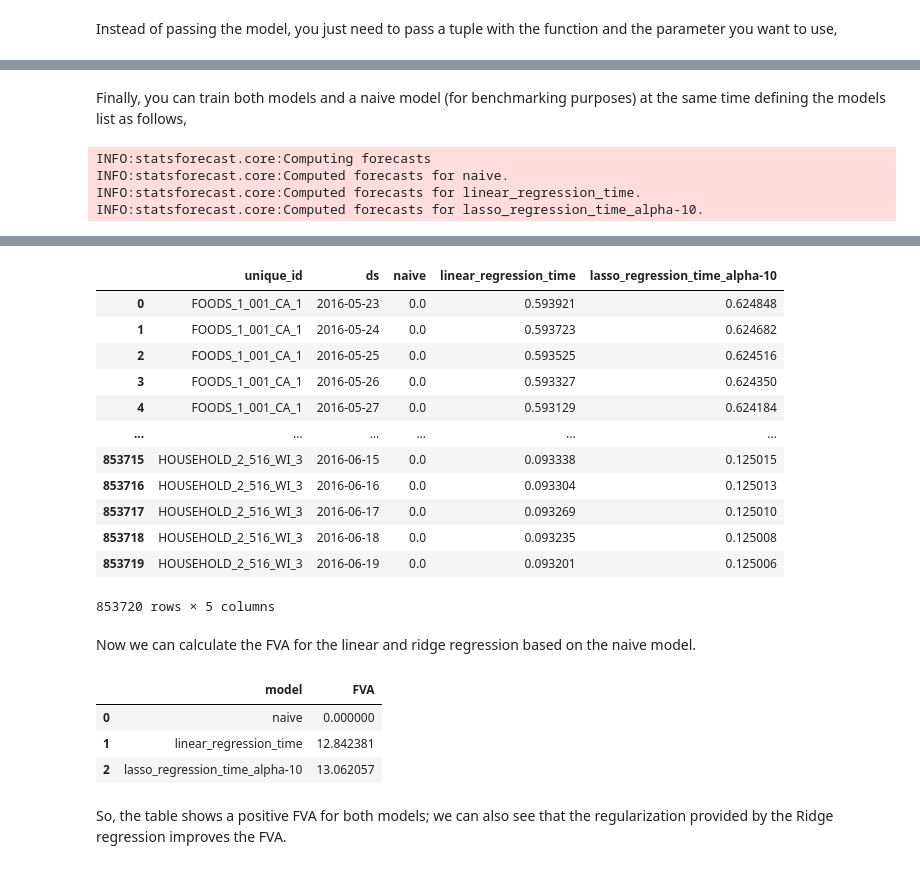
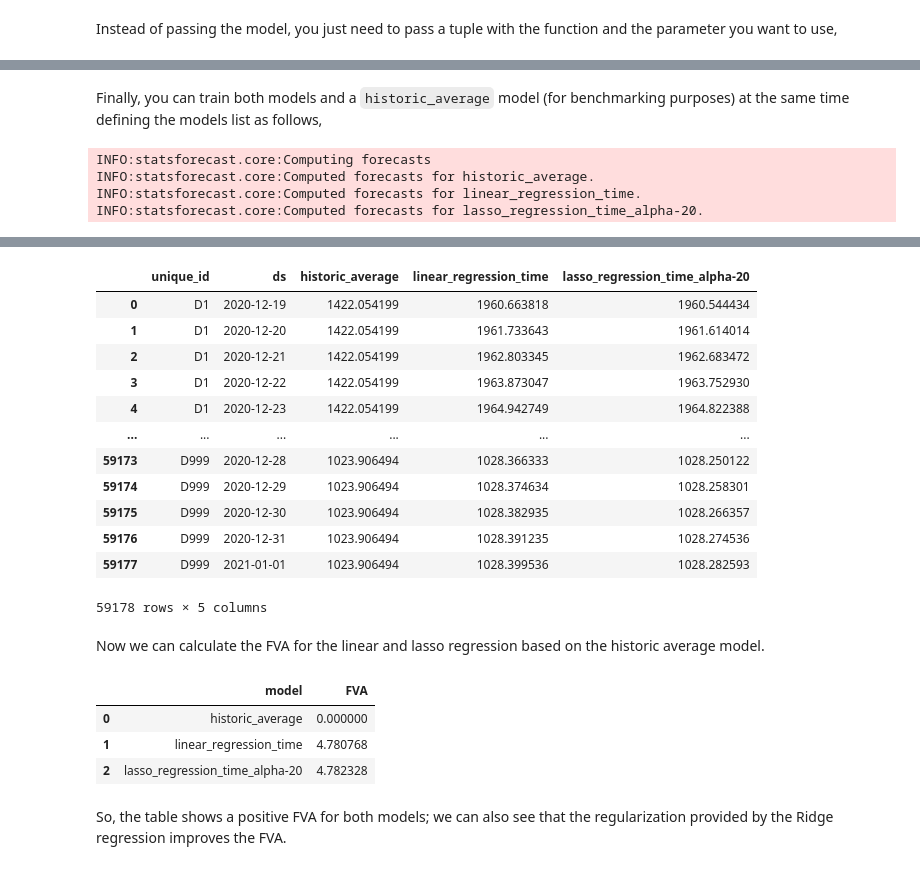
Before and after one commit to Nixtla/blog, a Jupyter notebook: _notebooks/2021-11-23-Intro-statsforecast.ipynb, the cells around one changed output, grey strips where cells are left out. Drawn from its saved outputs; the diff is of its cells as text; code cells hidden in the pictures.

```diff
--- a/_notebooks/2021-11-23-Intro-statsforecast.ipynb
+++ b/_notebooks/2021-11-23-Intro-statsforecast.ipynb
@@ -89,4 +89,5 @@ In this example we use the M5 time series competition data. The objective of the
 # %%
 #%gist gistname: get-data-statsforecast.py
-series, _, S_df = M5.load('data')
-horizon = 28
+series, _, S_df = M4.load('data', 'Daily')
+group = M4Info['Daily']
+horizon = group.horizon
@@ -93 +96,4 @@ horizon = 28
+# %%
+#%gist gistname: add-dates-data-statsforecast.py
+series['ds'] = series.groupby('unique_id')['ds'].transform(lambda x: pd.date_range(end='2021-01-01', periods=len(x), freq='D'))
 # %% [markdown]
@@ -290,10 +290,0 @@ With this library you can easily create benchmarks on which to build more comple
-# %%
-#%gist gistname: evaluation-statsforecast.py upload: both
-forecasts['y_hat'] = forecasts.drop(columns=['unique_id', 'ds', 'y']).mean(axis=1)
-
-y_hat = forecasts.set_index(['unique_id', 'ds'])[['y_hat']].unstack()
-y_hat = y_hat.droplevel(0, 1).reset_index()
-
-y_hat = y_hat.merge(S_df, how='left', on=['unique_id'])
-
-M5Evaluation.evaluate('data', y_hat).reset_index()
@@ -409,14 +369,14 @@ Wall time: 12.7 s
 # %% [markdown]
-Finally, you can train both models and a naive model (for benchmarking purposes) at the same time defining the models list as follows,
+Finally, you can train both models and a `historic_average` model (for benchmarking purposes) at the same time defining the models list as follows,
 # %%
 #%gist gistname: lr-lasso-statsforecast.py upload: both
-models = [naive, linear_regression_time, (lasso_regression_time, 10)]
+models = [historic_average, linear_regression_time, (lasso_regression_time, 20)]
 
 fcst = StatsForecast(df=series, models=models, freq='D', n_jobs=cpu_count())
 %time forecasts = fcst.forecast(horizon)
 forecasts.reset_index()
 # %% [output]
 INFO:statsforecast.core:Computing forecasts
-INFO:statsforecast.core:Computed forecasts for naive.
+INFO:statsforecast.core:Computed forecasts for historic_average.
 INFO:statsforecast.core:Computed forecasts for linear_regression_time.
-INFO:statsforecast.core:Computed forecasts for lasso_regression_time_alpha-10.
+INFO:statsforecast.core:Computed forecasts for lasso_regression_time_alpha-20.
@@ -425,18 +385,18 @@ Wall time: 20.3 s
-|  | unique_id | ds | naive | linear_regression_time | lasso_regression_time_alpha-10 |
-| 0 | FOODS_1_001_CA_1 | 2016-05-23 | 0.0 | 0.593921 | 0.624848 |
-| 1 | FOODS_1_001_CA_1 | 2016-05-24 | 0.0 | 0.593723 | 0.624682 |
-| 2 | FOODS_1_001_CA_1 | 2016-05-25 | 0.0 | 0.593525 | 0.624516 |
-| 3 | FOODS_1_001_CA_1 | 2016-05-26 | 0.0 | 0.593327 | 0.624350 |
-| 4 | FOODS_1_001_CA_1 | 2016-05-27 | 0.0 | 0.593129 | 0.624184 |
+|  | unique_id | ds | historic_average | linear_regression_time | lasso_regression_time_alpha-20 |
+| 0 | D1 | 2020-12-19 | 1422.054199 | 1960.663818 | 1960.544434 |
+| 1 | D1 | 2020-12-20 | 1422.054199 | 1961.733643 | 1961.614014 |
+| 2 | D1 | 2020-12-21 | 1422.054199 | 1962.803345 | 1962.683472 |
+| 3 | D1 | 2020-12-22 | 1422.054199 | 1963.873047 | 1963.752930 |
+| 4 | D1 | 2020-12-23 | 1422.054199 | 1964.942749 | 1964.822388 |
 | ... | ... | ... | ... | ... | ... |
-| 853715 | HOUSEHOLD_2_516_WI_3 | 2016-06-15 | 0.0 | 0.093338 | 0.125015 |
-| 853716 | HOUSEHOLD_2_516_WI_3 | 2016-06-16 | 0.0 | 0.093304 | 0.125013 |
-| 853717 | HOUSEHOLD_2_516_WI_3 | 2016-06-17 | 0.0 | 0.093269 | 0.125010 |
-| 853718 | HOUSEHOLD_2_516_WI_3 | 2016-06-18 | 0.0 | 0.093235 | 0.125008 |
-| 853719 | HOUSEHOLD_2_516_WI_3 | 2016-06-19 | 0.0 | 0.093201 | 0.125006 |
+| 59173 | D999 | 2020-12-28 | 1023.906494 | 1028.366333 | 1028.250122 |
+| 59174 | D999 | 2020-12-29 | 1023.906494 | 1028.374634 | 1028.258301 |
+| 59175 | D999 | 2020-12-30 | 1023.906494 | 1028.382935 | 1028.266357 |
+| 59176 | D999 | 2020-12-31 | 1023.906494 | 1028.391235 | 1028.274536 |
+| 59177 | D999 | 2021-01-01 | 1023.906494 | 1028.399536 | 1028.282593 |
-853720 rows × 5 columns
+59178 rows × 5 columns
 # %% [markdown]
-Now we can calculate the FVA for the linear and ridge regression based on the naive model.
+Now we can calculate the FVA for the linear and lasso regression based on the historic average model.
 # %%
 #%gist gistname: own-models-test-set-statsforecast.py
 forecasts = forecasts.reset_index().merge(series_test, how='left', on=['unique_id', 'ds'])
@@ -444,18 +404,18 @@ models = forecasts.drop(columns=['unique_id', 'ds', 'y']).columns.to_list()
 # %%
 #%gist gistname: own-models-fva-statsforecast.py upload: both
 y = forecasts['y'].values
-mape_naive = mape(y, forecasts['naive'].values)
+mape_bench = mape(y, forecasts['historic_average'].values)
 
 fva = {}
 for model in models:
     mape_model = mape(y, forecasts[model].values)
-    fva[model] = mape_naive - mape_model
+    fva[model] = mape_bench - mape_model
 
 pd.DataFrame(fva, index=['FVA']).T.sort_values('FVA').rename_axis('model').reset_index()
 # %% [output]
 |  | model | FVA |
-| 0 | naive | 0.000000 |
-| 1 | linear_regression_time | 12.842381 |
-| 2 | lasso_regression_time_alpha-10 | 13.062057 |
+| 0 | historic_average | 0.000000 |
+| 1 | linear_regression_time | 4.780768 |
+| 2 | lasso_regression_time_alpha-20 | 4.782328 |
 # %% [markdown]
 So, the table shows a positive FVA for both models; we can also see that the regularization provided by the Ridge regression improves the FVA.
```
Also changed, not shown: parts of 27 cells of this notebook.
